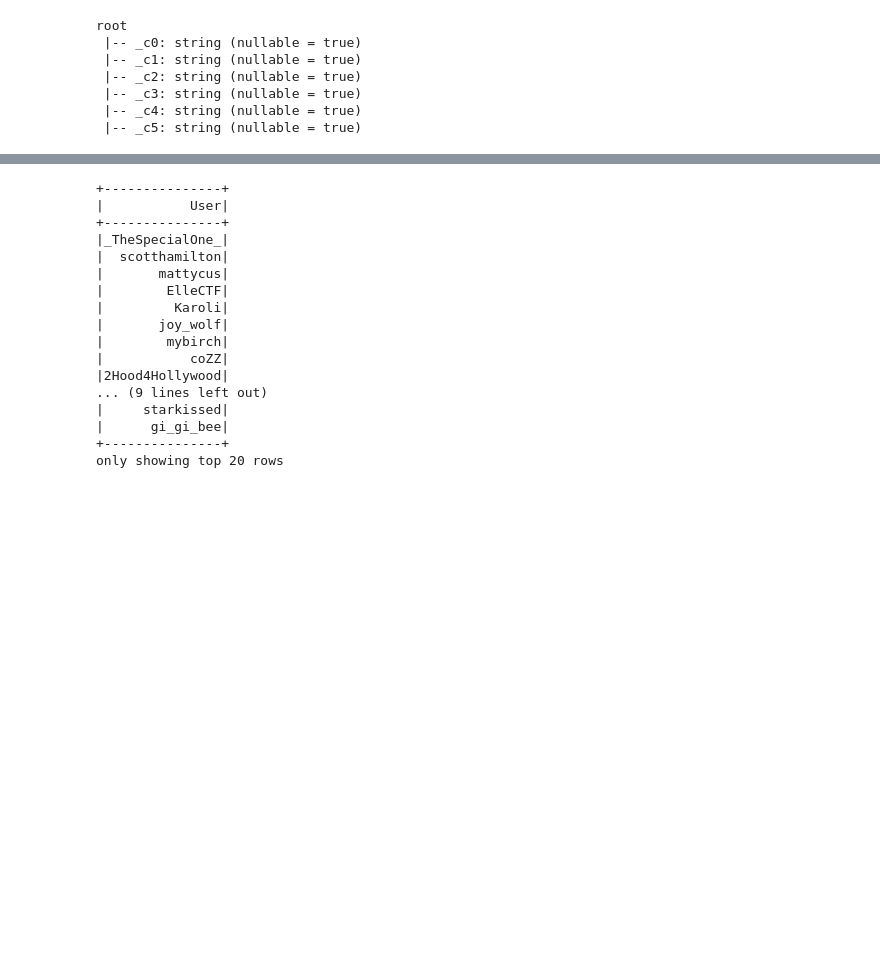
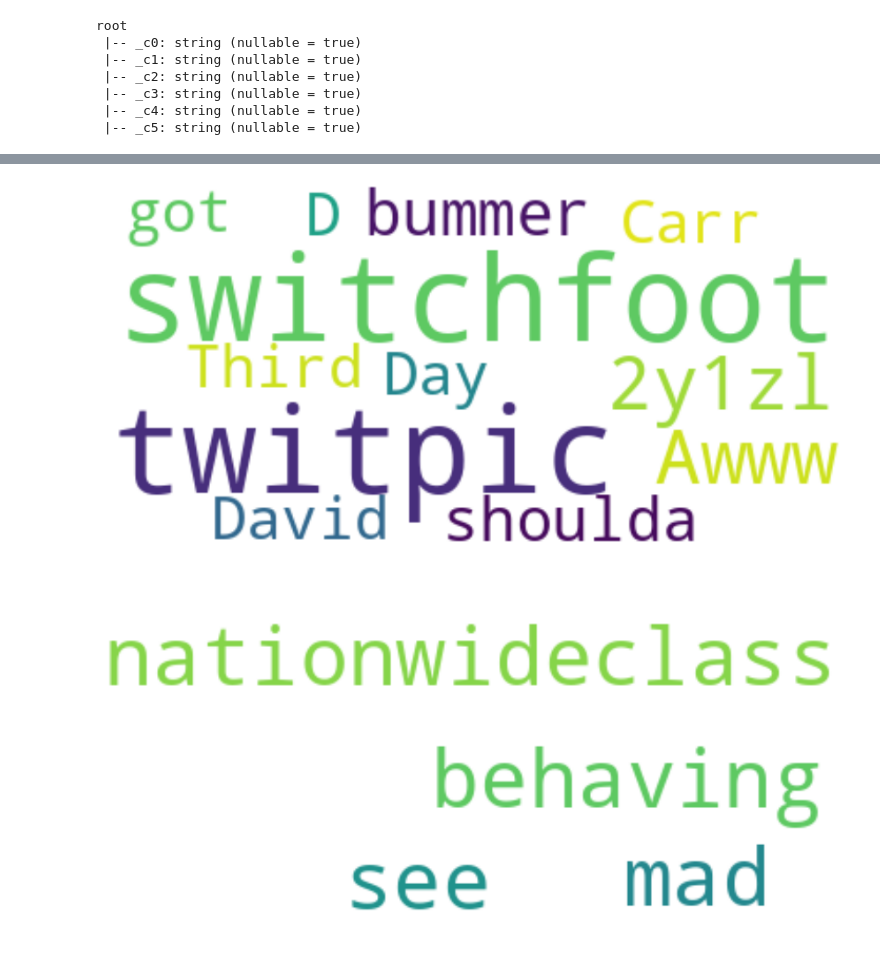
Before and after one commit to jlac23/2020092_Integrated_CA, a Jupyter notebook: 2020092ca2.ipynb, the cells around one changed output, grey strips where cells are left out. Drawn from its saved outputs; the diff is of its cells as text; code cells hidden in the pictures; blank space fills up the shorter version.

```diff
--- a/2020092ca2.ipynb
+++ b/2020092ca2.ipynb
@@ -73,4 +147,9 @@ pt = StructType([
 # %%
-protwe = spark.read.csv(path, schema = pt)
-protwe.show()
+from pyspark.sql import functions as F
+
+# Read raw csv file into SparkDataFrame
+
+sdf_raw = spark.read.options(header=False,delimiter=',').schema(schema).csv(path).repartition(16).cache()
+
+sdf_raw.show()
 # %% [output]
@@ -126,24 +251,52 @@ only showing top 20 rows
 # %%
-#df = spark.read.load("examples/src/main/resources/users.parquet")
-#tweetsDF.select("Tweet").write.save("Tweet.csv")
+from wordcloud import WordCloud
+
+from wordcloud import ImageColorGenerator
+
+from wordcloud import STOPWORDS
+
+import matplotlib.pyplot as plt
+
+import pandas as pd
+
+
+
+# Word cloud for negative tweets
+
+neg = sdf_raw.filter(sdf_raw.target == 0).toPandas()
+
+text = " ".join(i for i in neg.text)
+
+stopwords = set(STOPWORDS)
+
+wordcloud = WordCloud(stopwords=stopwords, background_color="white").generate(text)
+
+plt.figure( figsize=(15,10))
+
+plt.imshow(wordcloud, interpolation='bilinear')
+
+plt.axis("off")
+
+plt.show()
+# %% [output]
+[figure, added]
 # %%
-userDF = spark.sql("SELECT _c4 as User FROM tweets")
-userDF.show()
+# Word cloud for positive tweets
+
+pos = sdf_raw.filter(sdf_raw.target == 4).toPandas()
+
+text = " ".join(i for i in pos.text)
+
+stopwords = set(STOPWORDS)
+
+wordcloud = WordCloud(stopwords=stopwords, background_color="white").generate(text)
+
+plt.figure( figsize=(15,10))
+
+plt.imshow(wordcloud, interpolation='bilinear')
+
+plt.axis("off")
+
+plt.show()
 # %% [output]
-+---------------+
-|           User|
-+---------------+
-|_TheSpecialOne_|
-|  scotthamilton|
-|       mattycus|
-|        ElleCTF|
-|         Karoli|
-|       joy_wolf|
-|        mybirch|
-|           coZZ|
-|2Hood4Hollywood|
-... (9 lines left out)
-|     starkissed|
-|      gi_gi_bee|
-+---------------+
-only showing top 20 rows
+[figure, added]
```
Also changed, not shown: parts of 33 cells of this notebook.
